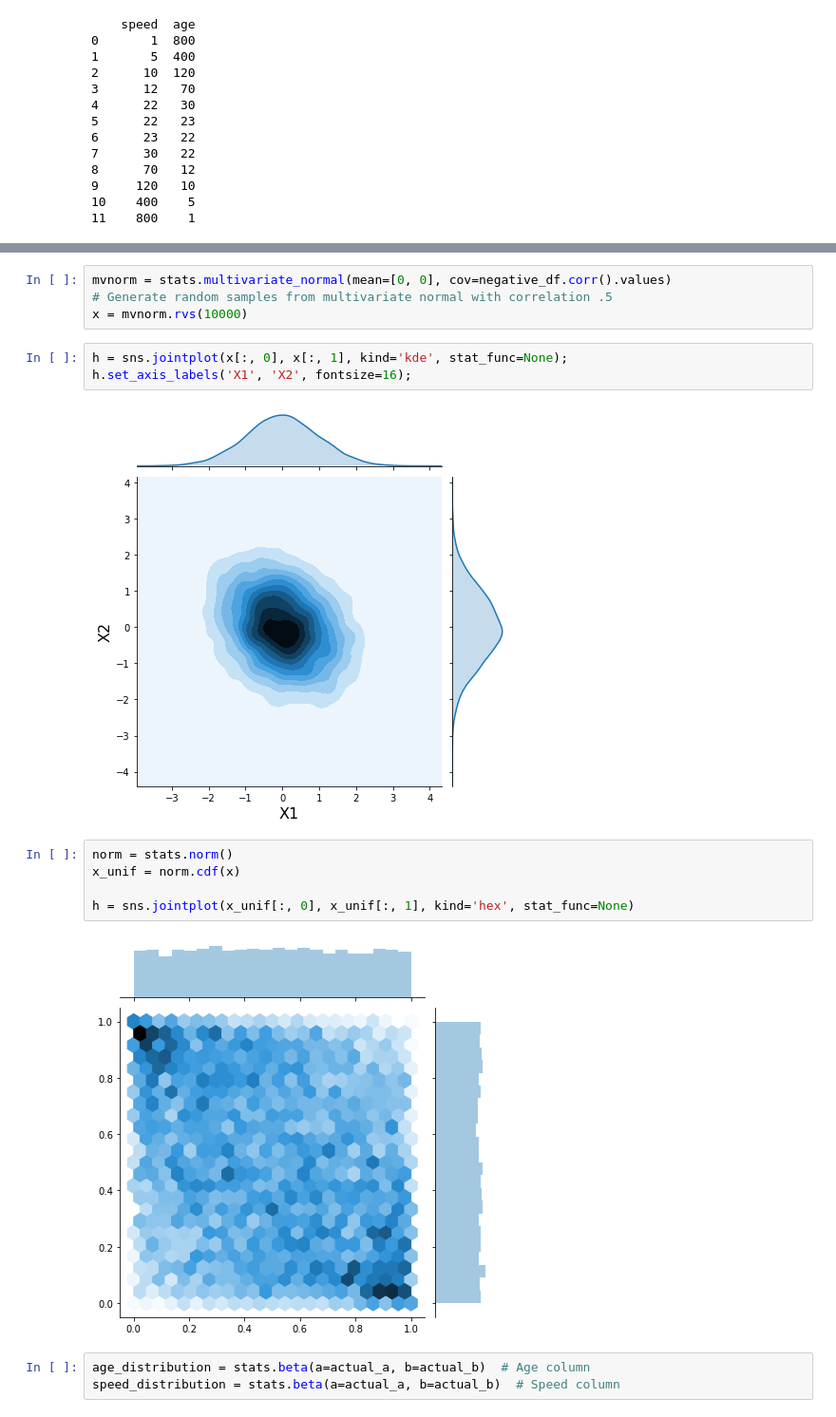
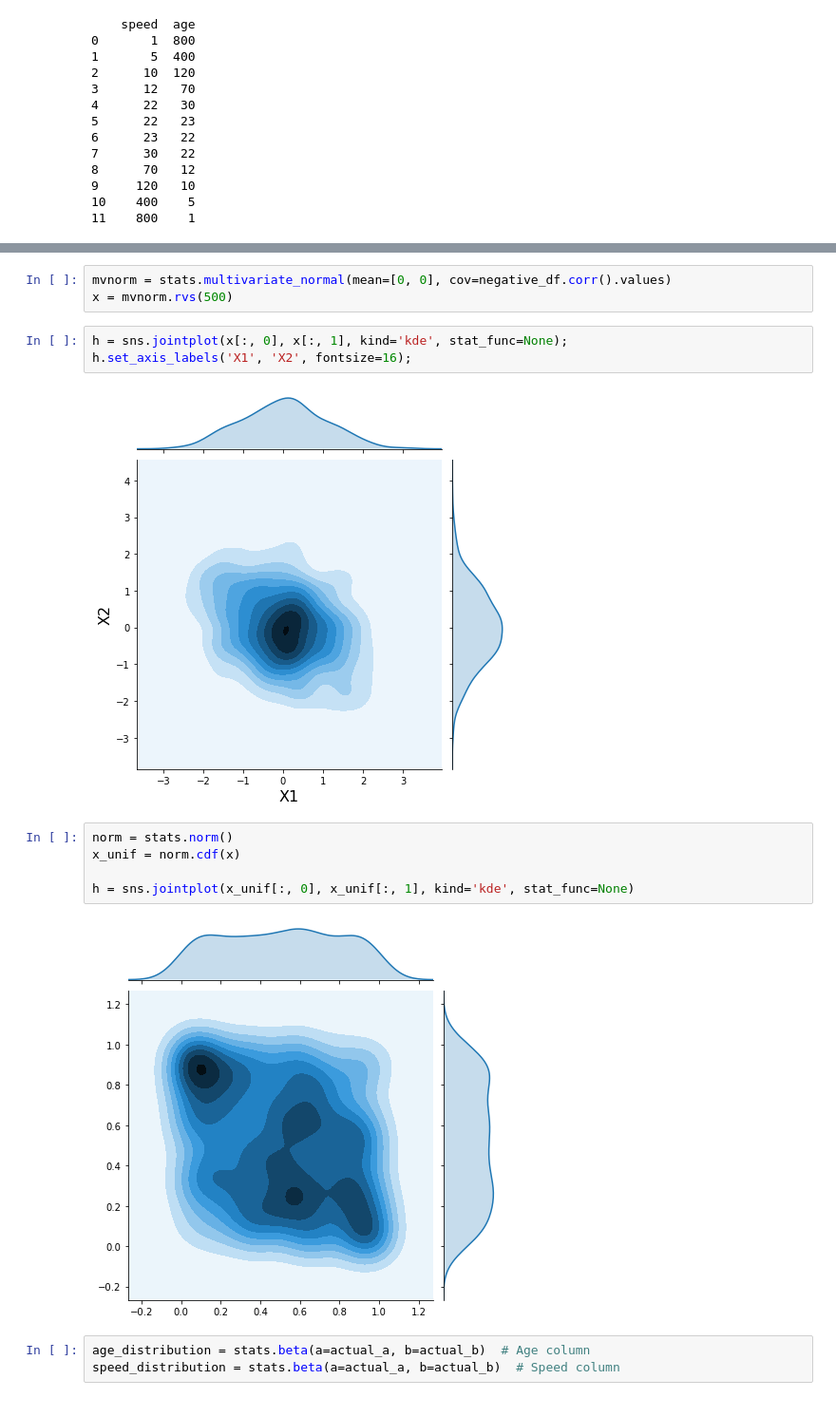
Before and after one commit to sanjosh/machine_learning, a Jupyter notebook: copulas/synthetic data generation.ipynb, the cells around one changed output, grey strips where cells are left out. Shown at 95% size. Cells and saved outputs as stored; diff of their text form.

Commit message:
new plots

```diff
--- a/copulas/synthetic data generation.ipynb
+++ b/copulas/synthetic data generation.ipynb
@@ -89,19 +93,18 @@ h.set_axis_labels('Actual_Age', 'Actual_Speed',  fontsize=16);
 # %%
 mvnorm = stats.multivariate_normal(mean=[0, 0], cov=negative_df.corr().values)
-# Generate random samples from multivariate normal with correlation .5
-x = mvnorm.rvs(10000)
+x = mvnorm.rvs(500)
 # %%
 h = sns.jointplot(x[:, 0], x[:, 1], kind='kde', stat_func=None);
 h.set_axis_labels('X1', 'X2', fontsize=16);
 # %% [output]
-[figure, old version]
+[figure, new version]
 # %%
 norm = stats.norm()
 x_unif = norm.cdf(x)
 
-h = sns.jointplot(x_unif[:, 0], x_unif[:, 1], kind='hex', stat_func=None)
+h = sns.jointplot(x_unif[:, 0], x_unif[:, 1], kind='kde', stat_func=None)
 # %% [output]
-[figure, old version]
+[figure, new version]
 # %%
 age_distribution = stats.beta(a=actual_a, b=actual_b)  # Age column
 speed_distribution = stats.beta(a=actual_a, b=actual_b)  # Speed column
```
Also changed, not shown: parts of 12 cells of this notebook.
